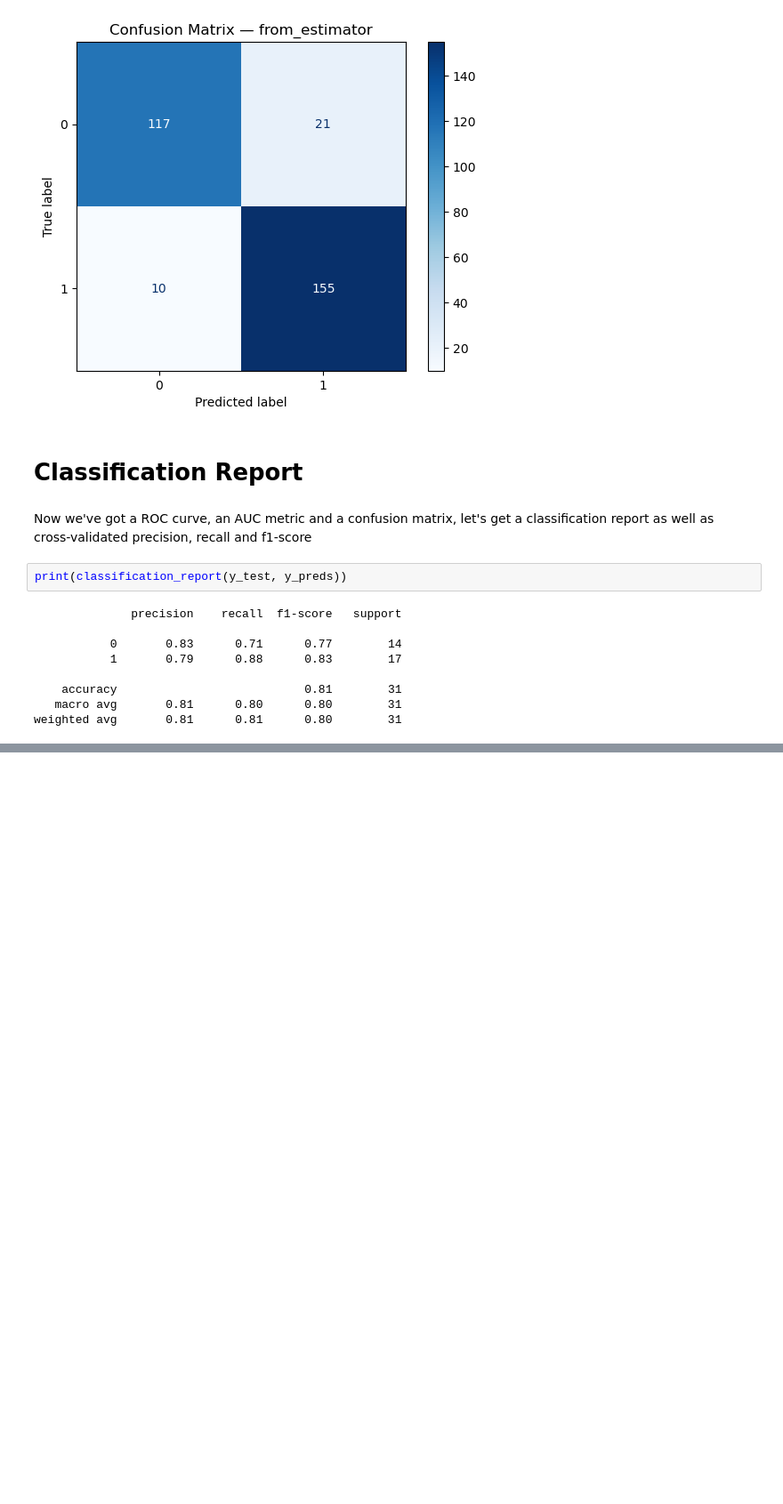
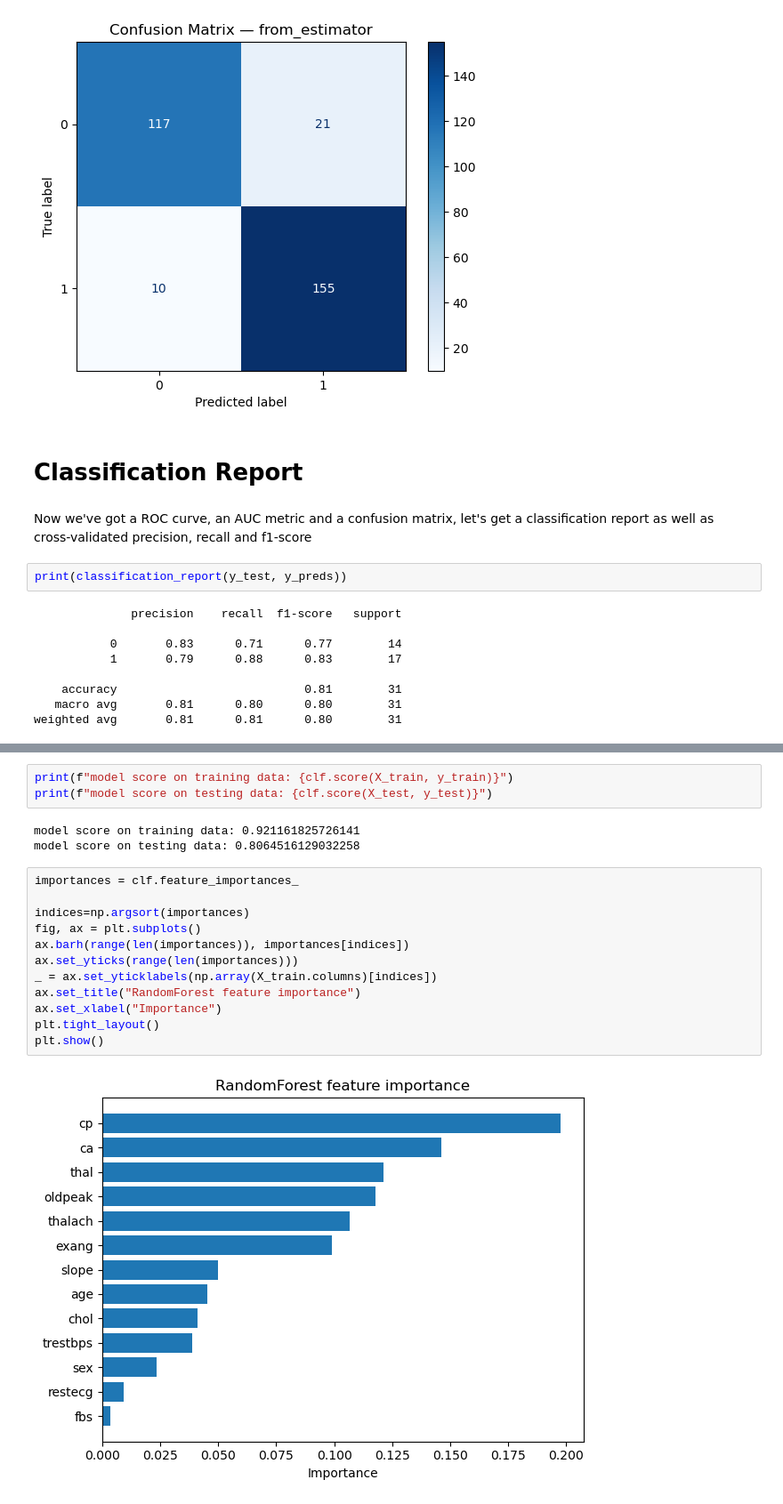
Before and after one commit to axellee1994/Heart_Disease_Classification, a Jupyter notebook: end-to-end-heart-disease-classification.ipynb, the cells around one changed output, grey strips where cells are left out. Shown at 89% size. Saved outputs shown, nothing was run; the diff lists cells and outputs as text; blank space fills up the shorter version.

Commit message:
Created Feature Importance

```diff
--- a/end-to-end-heart-disease-classification.ipynb
+++ b/end-to-end-heart-disease-classification.ipynb
@@ -802,0 +814,20 @@ weighted avg       0.81      0.81      0.80        31
+# %%
+print(f"model score on training data: {clf.score(X_train, y_train)}")
+print(f"model score on testing data: {clf.score(X_test, y_test)}")
+# %% [output]
+model score on training data: 0.921161825726141
+model score on testing data: 0.8064516129032258
+# %%
+importances = clf.feature_importances_
+
+indices=np.argsort(importances)
+fig, ax = plt.subplots()
+ax.barh(range(len(importances)), importances[indices])
+ax.set_yticks(range(len(importances)))
+_ = ax.set_yticklabels(np.array(X_train.columns)[indices])
+ax.set_title("RandomForest feature importance")
+ax.set_xlabel("Importance")
+plt.tight_layout()
+plt.show()
+# %% [output]
+[figure, added]
```
Also changed, not shown: parts of 2 cells of this notebook.
